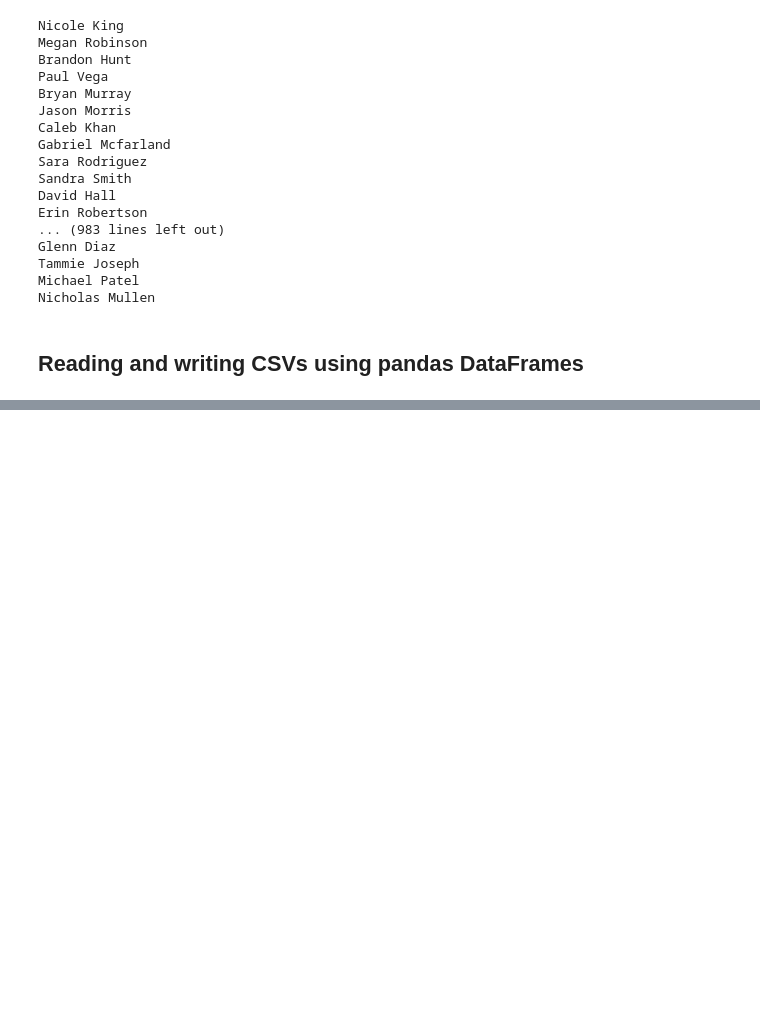
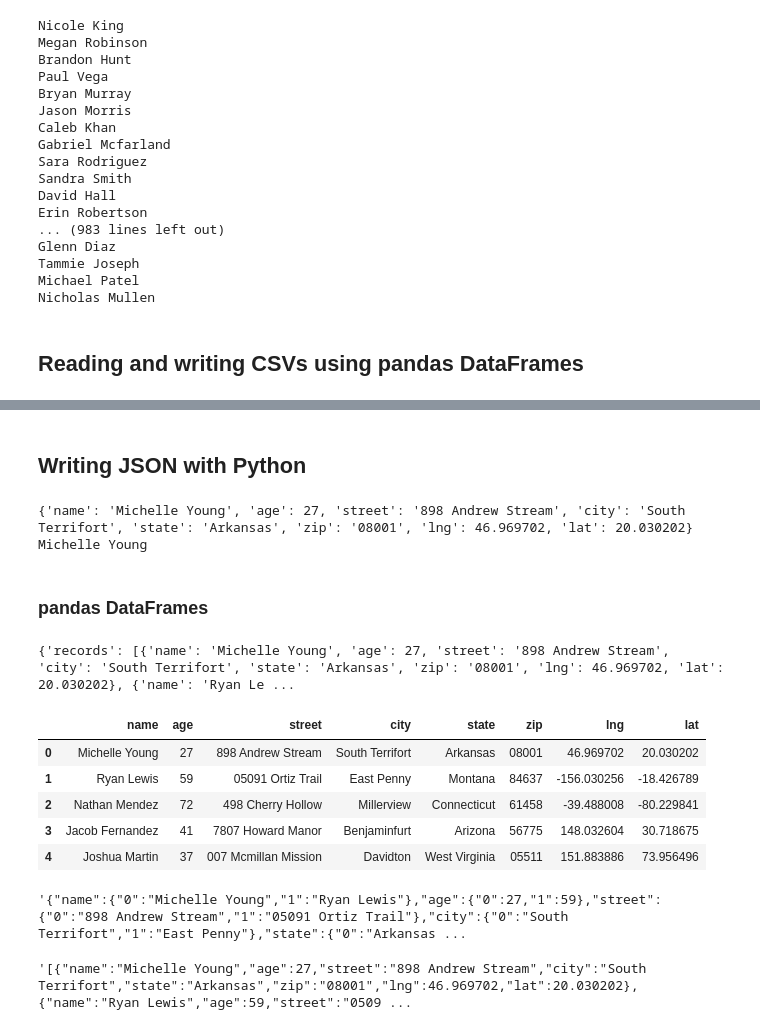
Before and after one commit to Mahdi88BH/Data-Engineering, a Jupyter notebook: Files_Handling/CSVs_Format.ipynb, the cells around one changed output, grey strips where cells are left out. Cells and saved outputs as stored; diff of their text form; code cells hidden in the pictures; blank space fills up the shorter version.

Commit message:
Writing and reading files in Python

```diff
--- a/Files_Handling/CSVs_Format.ipynb
+++ b/Files_Handling/CSVs_Format.ipynb
@@ -67,0 +86,9 @@ Nicholas Mullen
+# %%
+data={
+    'Name':['Paul','Bob','Susan','Yolanda'],
+    'Age':[23,45,18,21]
+}
+
+df = pd.DataFrame(data)
+
+df
@@ -67,0 +103,2 @@ Nicholas Mullen
+# %% [markdown]
+## **Writing JSON with Python**
@@ -67,0 +107,54 @@ Nicholas Mullen
+# %%
+fake = Faker()
+all_data = {}
+all_data['records'] = []
+
+with open('../Data/data.json', 'w') as f:
+    for i in range(1_000):
+        data = {
+            'name': fake.name(),
+            'age': fake.random_int(min=18, max=80, step=1),
+            'street': fake.street_address(),
+            'city': fake.city(),
+            'state': fake.state(),
+            'zip': fake.zipcode(),
+            'lng': float(fake.longitude()),
+            'lat': float(fake.latitude()),
+        }
+        all_data['records'].append(data)
+
+    json.dump(all_data, f, indent=4)
+# %%
+with open('../Data/data.json') as f:
+    data = json.load(f)
+    print(data['records'][0])
+    print(data['records'][0]['name'])
+# %% [output]
+{'name': 'Michelle Young', 'age': 27, 'street': '898 Andrew Stream', 'city': 'South Terrifort', 'state': 'Arkansas', 'zip': '08001', 'lng': 46.969702, 'lat': 20.030202}
+Michelle Young
+# %% [markdown]
+### **pandas DataFrames**
+# %%
+with open('../Data/data.json') as f:
+    data = json.loads(f.read())
+    print(data)
+
+    df = pd.json_normalize(data, record_path="records")
+
+df.head()
+# %% [output]
+{'records': [{'name': 'Michelle Young', 'age': 27, 'street': '898 Andrew Stream', 'city': 'South Terrifort', 'state': 'Arkansas', 'zip': '08001', 'lng': 46.969702, 'lat': 20.030202}, {'name': 'Ryan Le ...
+|  | name | age | street | city | state | zip | lng | lat |
+| 0 | Michelle Young | 27 | 898 Andrew Stream | South Terrifort | Arkansas | 08001 | 46.969702 | 20.030202 |
+| 1 | Ryan Lewis | 59 | 05091 Ortiz Trail | East Penny | Montana | 84637 | -156.030256 | -18.426789 |
+| 2 | Nathan Mendez | 72 | 498 Cherry Hollow | Millerview | Connecticut | 61458 | -39.488008 | -80.229841 |
+| 3 | Jacob Fernandez | 41 | 7807 Howard Manor | Benjaminfurt | Arizona | 56775 | 148.032604 | 30.718675 |
+| 4 | Joshua Martin | 37 | 007 Mcmillan Mission | Davidton | West Virginia | 05511 | 151.883886 | 73.956496 |
+# %%
+df.head(2).to_json()
+# %% [output]
+'{"name":{"0":"Michelle Young","1":"Ryan Lewis"},"age":{"0":27,"1":59},"street":{"0":"898 Andrew Stream","1":"05091 Ortiz Trail"},"city":{"0":"South Terrifort","1":"East Penny"},"state":{"0":"Arkansas ...
+# %%
+df.head(2).to_json(orient='records')
+# %% [output]
+'[{"name":"Michelle Young","age":27,"street":"898 Andrew Stream","city":"South Terrifort","state":"Arkansas","zip":"08001","lng":46.969702,"lat":20.030202},{"name":"Ryan Lewis","age":59,"street":"0509 ...
```
Also changed, not shown: parts of 5 cells of this notebook, 2 other files.
